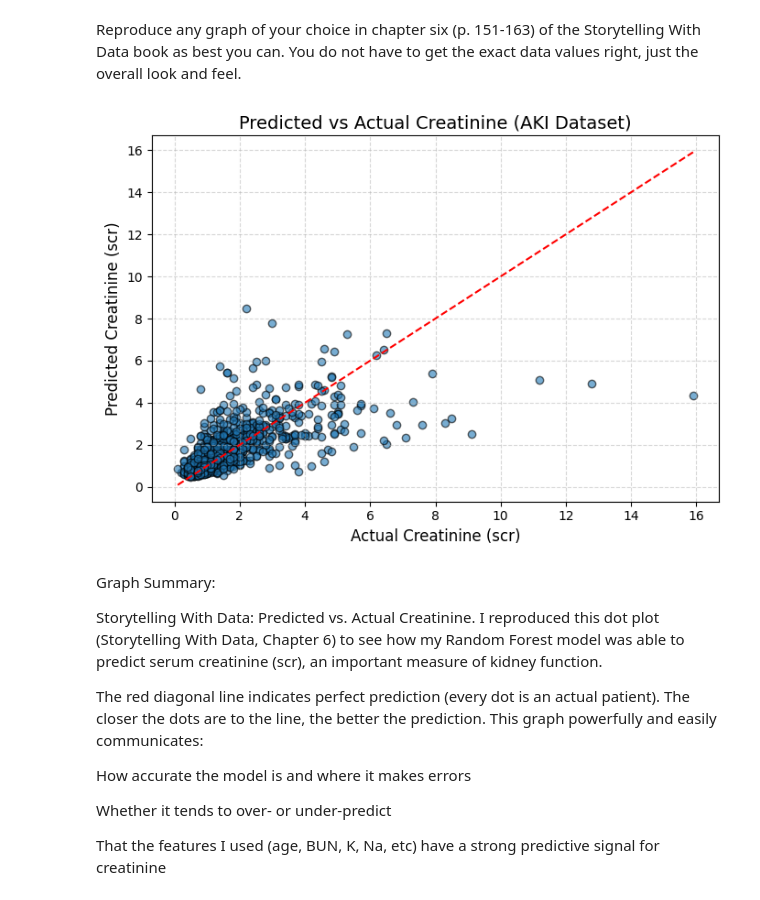
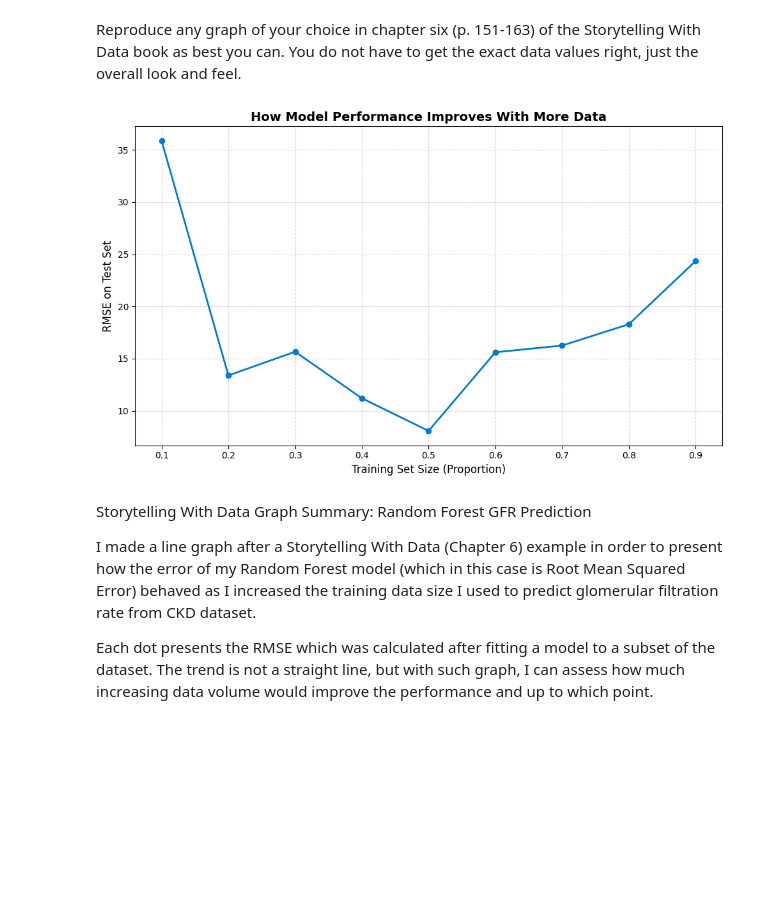
Before and after one commit to jhardis2/AI_HW10, a Jupyter notebook: Week10 (1).ipynb, the cells around one changed output. Cells and saved outputs as stored; diff of their text form; code cells hidden in the pictures; blank space fills up the shorter version.

```diff
--- a/Week10 (1).ipynb
+++ b/Week10 (1).ipynb
@@ -243,49 +243,38 @@ I tried using the scoring parameter of 'r2' which stands for the r2_score, the p
 # 4. Storytelling With Data plot
 # %% [markdown]
 Reproduce any graph of your choice in chapter six (p. 151-163) of the Storytelling With Data book as best you can. You do not have to get the exact data values right, just the overall look and feel.
-# %%
-import matplotlib.pyplot as plt
-from sklearn.ensemble import RandomForestRegressor
-from sklearn.model_selection import train_test_split
-from sklearn.metrics import mean_squared_error
-
-
-aki_df = pd.read_csv("acute_kidney_injury.csv")
-# Select features and target from AKI dataset
-aki_clean = aki_df.dropna(subset=['scr', 'age', 'bun', 'k', 'bicarbonate', 'na', 'cl'])
-
-X = aki_clean[['age', 'bun', 'k', 'bicarbonate', 'na', 'cl']]
-y = aki_clean['scr']
-
-# Split data
-X_train, X_test, y_train, y_test = train_test_split(X, y, test_size=0.3, random_state=0)
-
-# Train model
-rf = RandomForestRegressor(n_estimators=100, random_state=0)
-rf.fit(X_train, y_train)
-y_pred = rf.predict(X_test)
-
-# Plot Predicted vs Actual
-plt.figure(figsize=(7, 5))
-plt.scatter(y_test, y_pred, alpha=0.6, edgecolor='k')
-plt.plot([y_test.min(), y_test.max()], [y_test.min(), y_test.max()], 'r--')
-plt.xlabel("Actual Creatinine (scr)", fontsize=12)
-plt.ylabel("Predicted Creatinine (scr)", fontsize=12)
-plt.title("Predicted vs Actual Creatinine (AKI Dataset)", fontsize=14)
-plt.grid(True, linestyle='--', alpha=0.5)
-plt.tight_layout()
-plt.show()
-# %% [output]
-[figure, removed]
+# %%
+
+from sklearn.metrics import mean_squared_error
+
+
+rmse_list = []
+train_sizes = np.linspace(0.1, 0.9, 9)
+
+for size in train_sizes:
+    X_train, X_test, y_train, y_test = train_test_split(X, y, train_size=size, random_state=42)
+    model = RandomForestRegressor(n_estimators=100, random_state=42)
+    model.fit(X_train, y_train)
+    y_pred = model.predict(X_test)
+    rmse = np.sqrt(mean_squared_error(y_test, y_pred))  # manually compute RMSE
+    rmse_list.append(rmse)
+
+
+plt.figure(figsize=(10, 6))
+plt.plot(train_sizes, rmse_list, marker='o', linewidth=2, color='#007ACC')
+plt.title("How Model Performance Improves With More Data", fontsize=14, fontweight='bold')
+plt.xlabel("Training Set Size (Proportion)", fontsize=12)
+plt.ylabel("RMSE on Test Set", fontsize=12)
+plt.grid(True, linestyle='--', alpha=0.5)
+plt.xticks(train_sizes.round(2))
+plt.tight_layout()
+plt.show()
+# %% [output]
+[figure, added]
 # %% [markdown]
-Graph Summary:
 
-Storytelling With Data: Predicted vs. Actual Creatinine. I reproduced this dot plot (Storytelling With Data, Chapter 6) to see how my Random Forest model was able to predict serum creatinine (scr), an important measure of kidney function.
+Storytelling With Data Graph Summary: Random Forest GFR Prediction
 
-The red diagonal line indicates perfect prediction (every dot is an actual patient). The closer the dots are to the line, the better the prediction. This graph powerfully and easily communicates:
+I made a line graph after a Storytelling With Data (Chapter 6) example in order to present how the error of my Random Forest model (which in this case is Root Mean Squared Error) behaved as I increased the training data size I used to predict glomerular filtration rate from CKD dataset.
 
-How accurate the model is and where it makes errors
-
-Whether it tends to over- or under-predict
-
-That the features I used (age, BUN, K, Na, etc) have a strong predictive signal for creatinine
+Each dot presents the RMSE which was calculated after fitting a model to a subset of the dataset. The trend is not a straight line, but with such graph, I can assess how much increasing data volume would improve the performance and up to which point.
```
